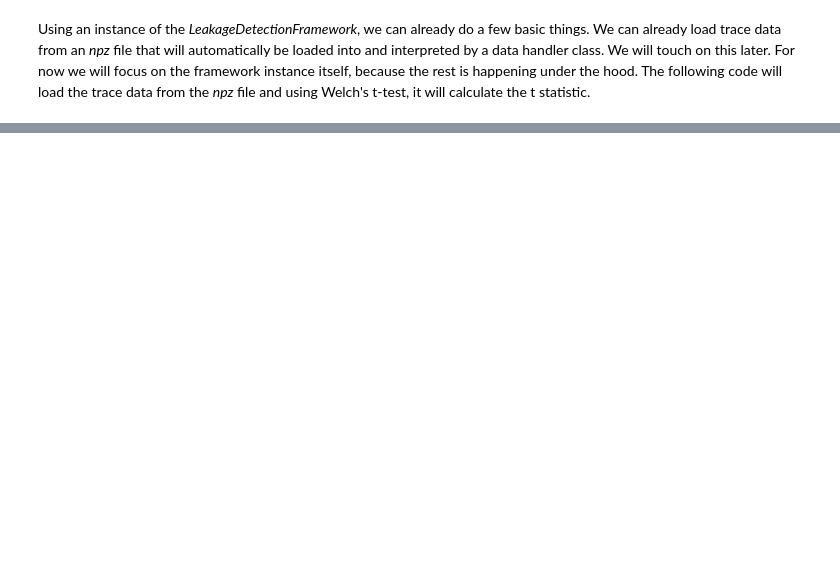
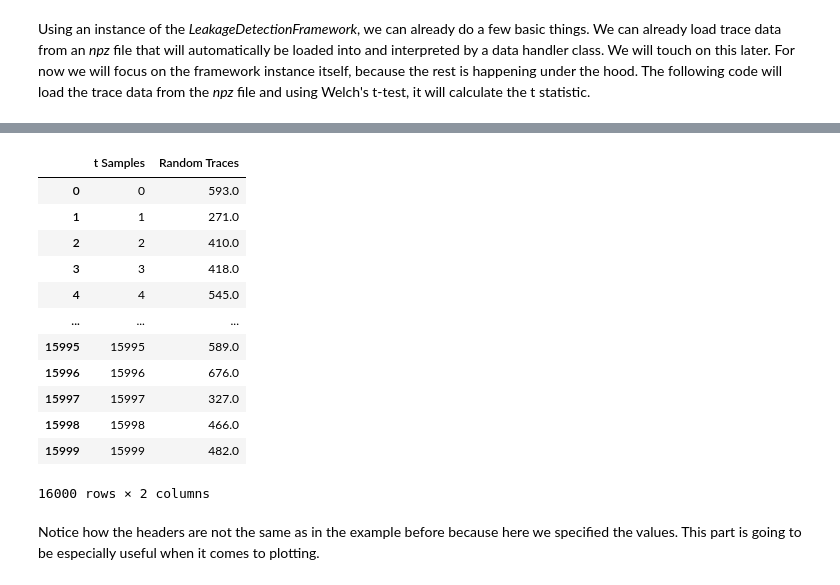
Before and after one commit to RazePerson/sca-leakage-detection-framework, a Jupyter notebook: sca-leakage-detection-framework/main-app.ipynb, the cells around one changed output, grey strips where cells are left out. Cells and saved outputs as stored; diff of their text form; code cells hidden in the pictures; blank space fills up the shorter version.

```diff
--- a/sca-leakage-detection-framework/main-app.ipynb
+++ b/sca-leakage-detection-framework/main-app.ipynb
@@ -37,0 +149,19 @@ NameError: name 'TraceData' is not defined
+# %%
+time_samples = range(0, len(trace_data.get_random_traces()[0]))
+trace_data.convert_to_data_frame(data_x=time_samples, data_y=trace_data.get_random_traces()[0], x="t Samples", y="Random Traces")
+# %% [output]
+|  | t Samples | Random Traces |
+| 0 | 0 | 593.0 |
+| 1 | 1 | 271.0 |
+| 2 | 2 | 410.0 |
+| 3 | 3 | 418.0 |
+| 4 | 4 | 545.0 |
+| ... | ... | ... |
+| 15995 | 15995 | 589.0 |
+| 15996 | 15996 | 676.0 |
+| 15997 | 15997 | 327.0 |
+| 15998 | 15998 | 466.0 |
+| 15999 | 15999 | 482.0 |
+16000 rows × 2 columns
+# %% [markdown]
+Notice how the headers are not the same as in the example before because here we specified the values. This part is going to be especially useful when it comes to plotting.
```
Also changed, not shown: parts of 40 cells of this notebook, 6 other files.
